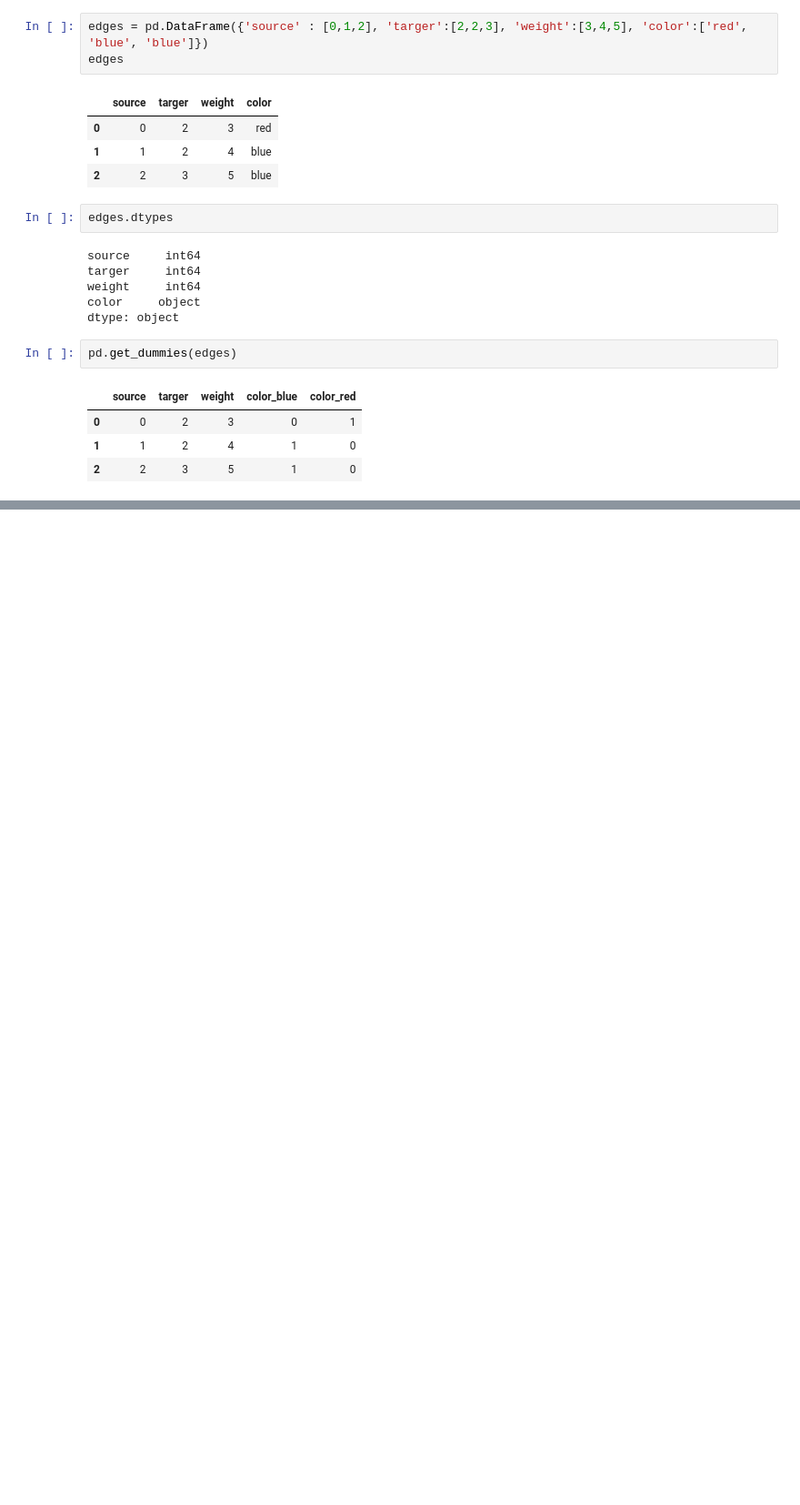
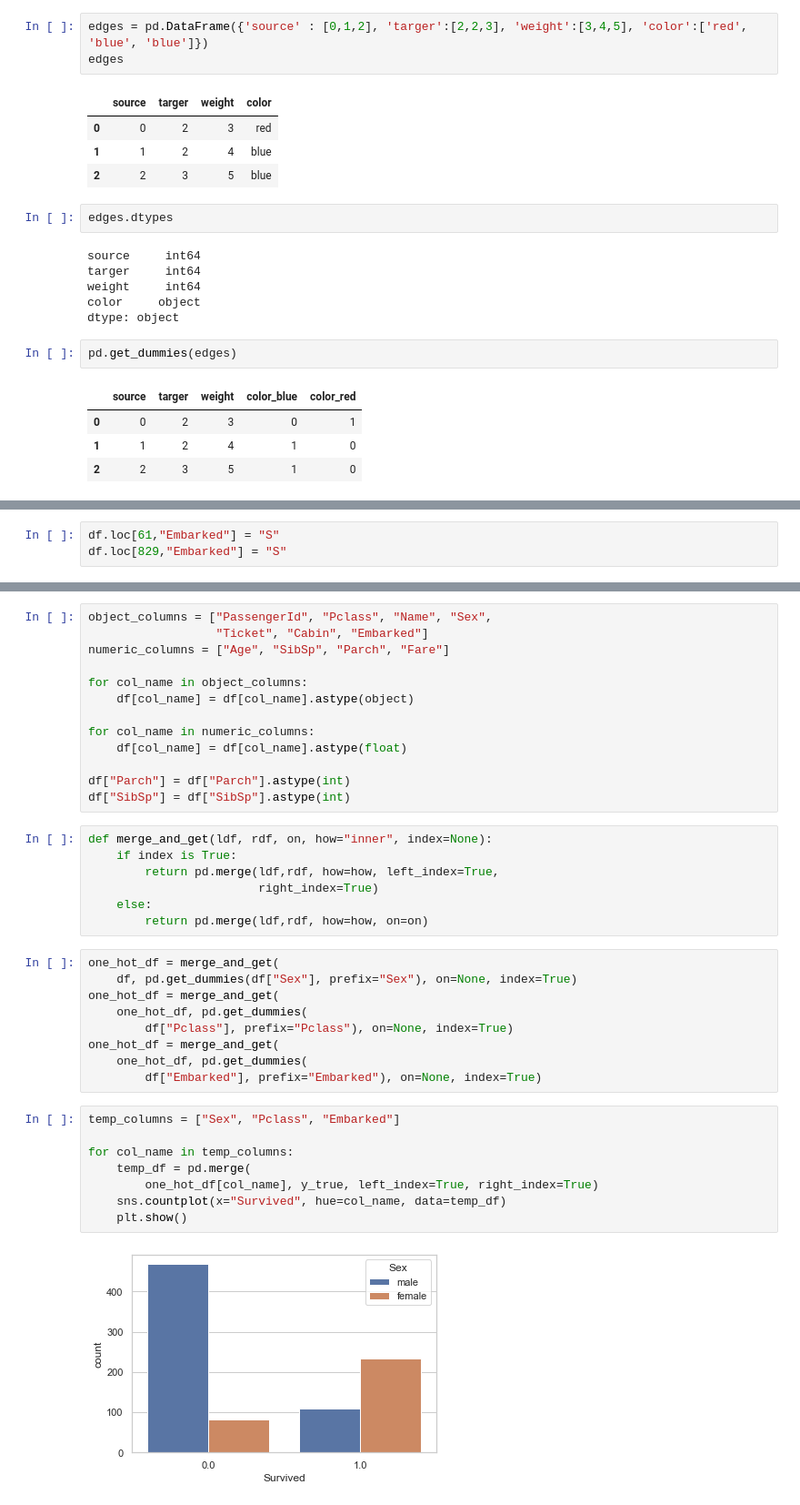
Before and after one commit to NohJangHyun/2022-DataCampus, a Jupyter notebook: 5. 인공지능/Chapter 06. 데이터 전처리.ipynb, the cells around one changed output, grey strips where cells are left out. Shown: that part at 91% size. Cells and saved outputs as stored; diff of their text form; blank space fills up the shorter version.

```diff
--- a/5. 인공지능/Chapter 06. 데이터 전처리.ipynb
+++ b/5. 인공지능/Chapter 06. 데이터 전처리.ipynb
@@ -183,0 +415,3 @@ print(type(pd.get_dummies(edges[['color']])))
+# %%
+df.loc[61,"Embarked"] = "S"
+df.loc[829,"Embarked"] = "S"
@@ -183,0 +439,39 @@ print(type(pd.get_dummies(edges[['color']])))
+# %%
+object_columns = ["PassengerId", "Pclass", "Name", "Sex",
+                  "Ticket", "Cabin", "Embarked"]
+numeric_columns = ["Age", "SibSp", "Parch", "Fare"]
+
+for col_name in object_columns:
+    df[col_name] = df[col_name].astype(object)
+
+for col_name in numeric_columns:
+    df[col_name] = df[col_name].astype(float)
+
+df["Parch"] = df["Parch"].astype(int)
+df["SibSp"] = df["SibSp"].astype(int)
+# %%
+def merge_and_get(ldf, rdf, on, how="inner", index=None):
+    if index is True:
+        return pd.merge(ldf,rdf, how=how, left_index=True,
+                        right_index=True)
+    else:
+        return pd.merge(ldf,rdf, how=how, on=on)
+# %%
+one_hot_df = merge_and_get(
+    df, pd.get_dummies(df["Sex"], prefix="Sex"), on=None, index=True)
+one_hot_df = merge_and_get(
+    one_hot_df, pd.get_dummies(
+        df["Pclass"], prefix="Pclass"), on=None, index=True)
+one_hot_df = merge_and_get(
+    one_hot_df, pd.get_dummies(
+        df["Embarked"], prefix="Embarked"), on=None, index=True)
+# %%
+temp_columns = ["Sex", "Pclass", "Embarked"]
+
+for col_name in temp_columns:
+    temp_df = pd.merge(
+        one_hot_df[col_name], y_true, left_index=True, right_index=True)
+    sns.countplot(x="Survived", hue=col_name, data=temp_df)
+    plt.show()
+# %% [output]
+[figure, added]
```
Also changed, not shown: parts of 26 cells of this notebook.
